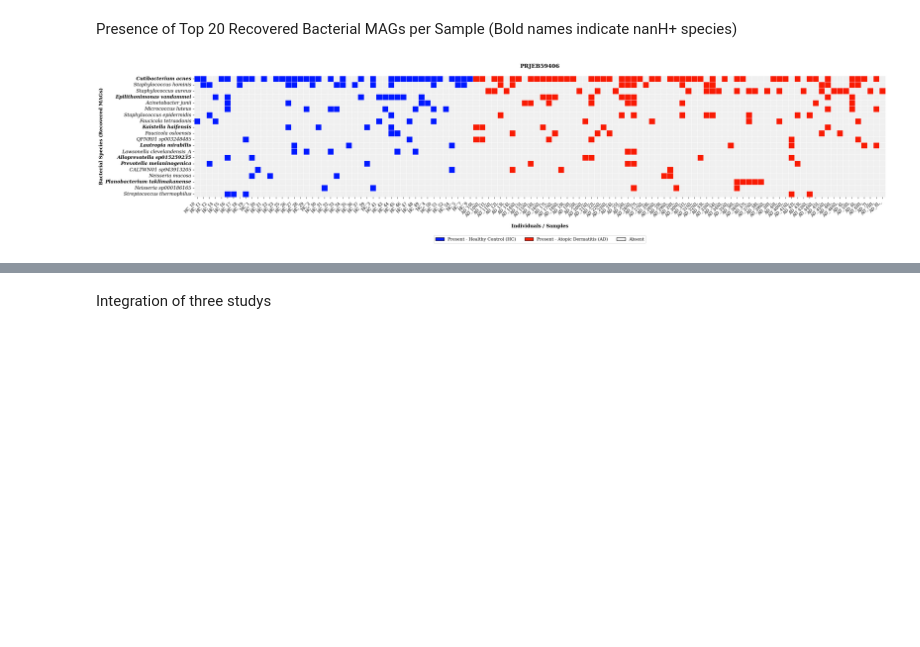
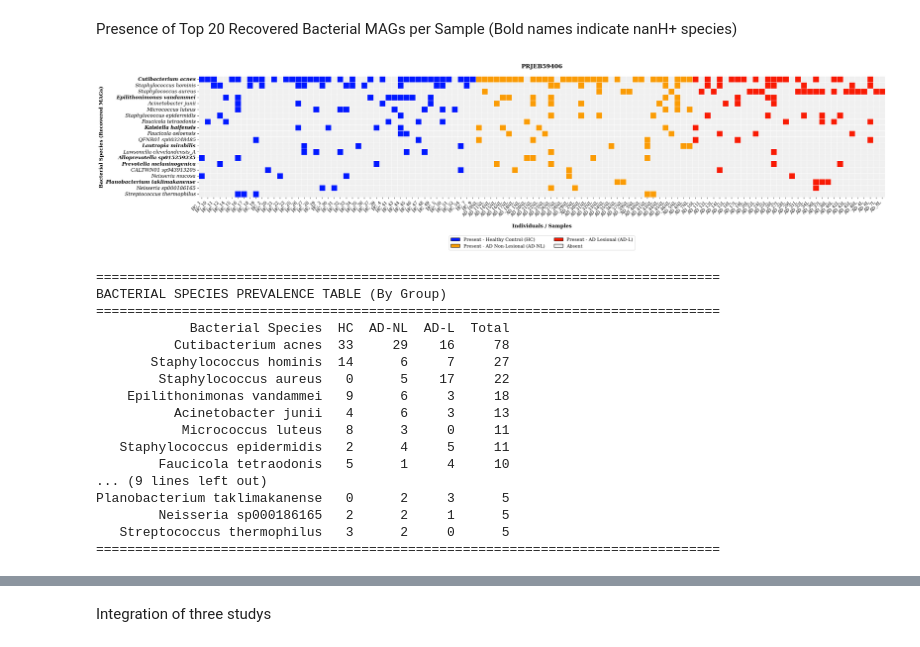
Before and after one commit to Marcosv21/Sialic_Acid_Cross-Feeding-Staphylococcus_aureus_and_Commensals_in_Atopic_Dermatitis., a Jupyter notebook: statistical_analysis/plots_doc_simple.ipynb, the cells around one changed output, grey strips where cells are left out. Drawn from its saved outputs; the diff is of its cells as text; code cells hidden in the pictures; blank space fills up the shorter version.

```diff
--- a/statistical_analysis/plots_doc_simple.ipynb
+++ b/statistical_analysis/plots_doc_simple.ipynb
@@ -565,55 +565,109 @@ else:
 def extract_sample_id(mag_id):
     mag_id_str = str(mag_id)
     if '_MAG_' in mag_id_str:
-        return mag_id_str.split('_MAG_')[0]
+        # Remove também underlines extras no final do nome da amostra
+        return mag_id_str.split('_MAG_')[0].rstrip('_')
     return 'Co-assembly' if 'MAGScoT' in mag_id_str else mag_id_str
 
 df['Sample'] = df['mag_id'].apply(extract_sample_id)
 
 # 4. Create and sort matrix
 binary_matrix = pd.crosstab(df['Species'], df['Sample']).clip(upper=1)
-sorted_cols = sorted(binary_matrix.columns, key=lambda x: ('HC' not in x.upper(), x))
+
+# Function to determine group order for sorting
+def get_group_order(sample_name):
+    name_upper = sample_name.upper()
+    if 'HC' in name_upper: return 0
+    if 'NL' in name_upper: return 1
+    return 2 # AD-L
+
+sorted_cols = sorted(binary_matrix.columns, key=lambda x: (get_group_order(x), x))
 binary_matrix = binary_matrix[sorted_cols]
+
+# Ordened by prevalence (number of samples where species is present)
 binary_matrix = binary_matrix.loc[binary_matrix.sum(axis=1).sort_values(ascending=False).index]
 
-# 5. Differentiate HC (1) and AD (2) states
+# 5. Differentiate HC (1), AD-NL (2), and AD-L (3) states
 for col in binary_matrix.columns:
-    if 'HC' not in col.upper():
+    if 'HC' in col.upper():
+        pass # Mantém como 1
+    elif 'NL' in col.upper():
         binary_matrix[col] = binary_matrix[col].replace(1, 2)
+    else:
+        binary_matrix[col] = binary_matrix[col].replace(1, 3)
 
 # 6. Plotting setup
 plt.figure(figsize=(max(12, len(binary_matrix.columns) * 0.9), max(7, len(binary_matrix.index) * 0.35)))
-binary_cmap = mcolors.ListedColormap(['#f0f0f0', '#001aff', '#f81c03'])
+
+binary_cmap = mcolors.ListedColormap(['#f0f0f0', '#001aff', '#fa9c05', '#f81c03'])
 
 ax = sns.heatmap(binary_matrix, cmap=binary_cmap, linewidths=0.5, linecolor='white',
-                 cbar=False, square=True, vmin=0, vmax=2)
+                 cbar=False, square=True, vmin=0, vmax=3)
 
 # Labels and titles
 plt.title("PRJEB59406", fontweight='bold', fontsize=14, pad=20)
 plt.ylabel("Bacterial Species (Recovered MAGs)", fontweight='bold', fontsize=12)
 plt.xlabel("Individuals / Samples", fontweight='bold', fontsize=12, labelpad=15)
 
 # Format Y-axis labels (dynamic bold)
 for label in ax.get_yticklabels():
     species_name = label.get_text()
     if species_name in nanH_positive_species:
         label.set_fontweight('bold')
     else:
         label.set_fontweight('normal')
     label.set_fontstyle('italic')
 
 plt.setp(ax.get_xticklabels(), rotation=45, horizontalalignment='right', fontsize=10)
 
 # Legend setup
 legend_elements = [
     Patch(facecolor="#001aff", edgecolor='black', label='Present - Healthy Control (HC)'),
-    Patch(facecolor="#f81c03", edgecolor='black', label='Present - Atopic Dermatitis (AD)'),
+    Patch(facecolor="#fa9c05", edgecolor='black', label='Present - AD Non-Lesional (AD-NL)'),
+    Patch(facecolor="#f81c03", edgecolor='black', label='Present - AD Lesional (AD-L)'),
     Patch(facecolor='#f0f0f0', edgecolor='black', label='Absent')
 ]
-ax.legend(handles=legend_elements, loc='upper center', bbox_to_anchor=(0.5, -0.3), ncol=3, frameon=True, fontsize=11)
+
+ax.legend(handles=legend_elements, loc='upper center', bbox_to_anchor=(0.5, -0.3), ncol=2, frameon=True, fontsize=11)
 
 plt.tight_layout()
 plt.savefig(OUTPUT_PATH, dpi=300, bbox_inches='tight')
 plt.show()
+
+hc_counts = (binary_matrix == 1).sum(axis=1)
+nl_counts = (binary_matrix == 2).sum(axis=1)
+l_counts = (binary_matrix == 3).sum(axis=1)
+total_counts = (binary_matrix > 0).sum(axis=1)
+
+prevalence_df = pd.DataFrame({
+    'Bacterial Species': binary_matrix.index,
+    'HC': hc_counts.values,
+    'AD-NL': nl_counts.values,
+    'AD-L': l_counts.values,
+    'Total': total_counts.values
+})
+
+print("\n" + "="*80)
+print("BACTERIAL SPECIES PREVALENCE TABLE (By Group)")
+print("="*80)
+print(prevalence_df.to_string(index=False))
+print("="*80 + "\n")
 # %% [output]
-[figure, old version]
+[figure, new version]
+================================================================================
+BACTERIAL SPECIES PREVALENCE TABLE (By Group)
+================================================================================
+            Bacterial Species  HC  AD-NL  AD-L  Total
+          Cutibacterium acnes  33     29    16     78
+       Staphylococcus hominis  14      6     7     27
+        Staphylococcus aureus   0      5    17     22
+    Epilithonimonas vandammei   9      6     3     18
+          Acinetobacter junii   4      6     3     13
+           Micrococcus luteus   8      3     0     11
+   Staphylococcus epidermidis   2      4     5     11
+        Faucicola tetraodonis   5      1     4     10
+... (9 lines left out)
+Planobacterium taklimakanense   0      2     3      5
+        Neisseria sp000186165   2      2     1      5
+   Streptococcus thermophilus   3      2     0      5
+================================================================================
```
Also changed, not shown: parts of 7 cells of this notebook.
